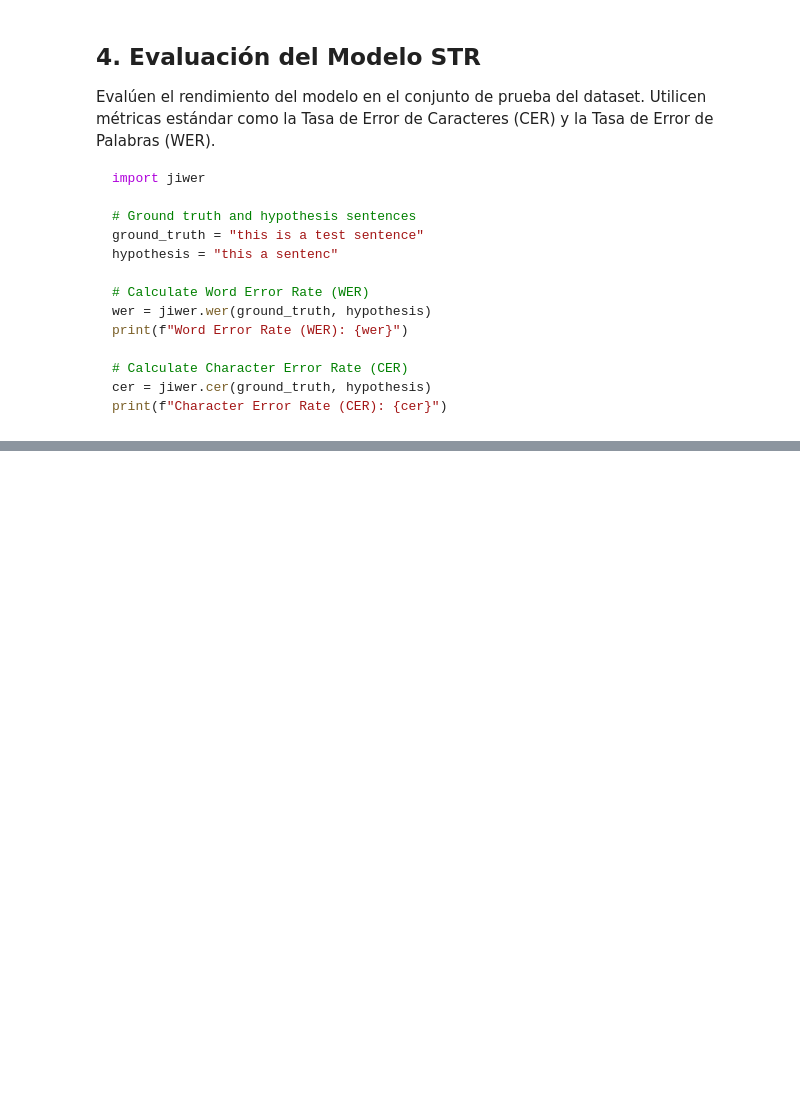
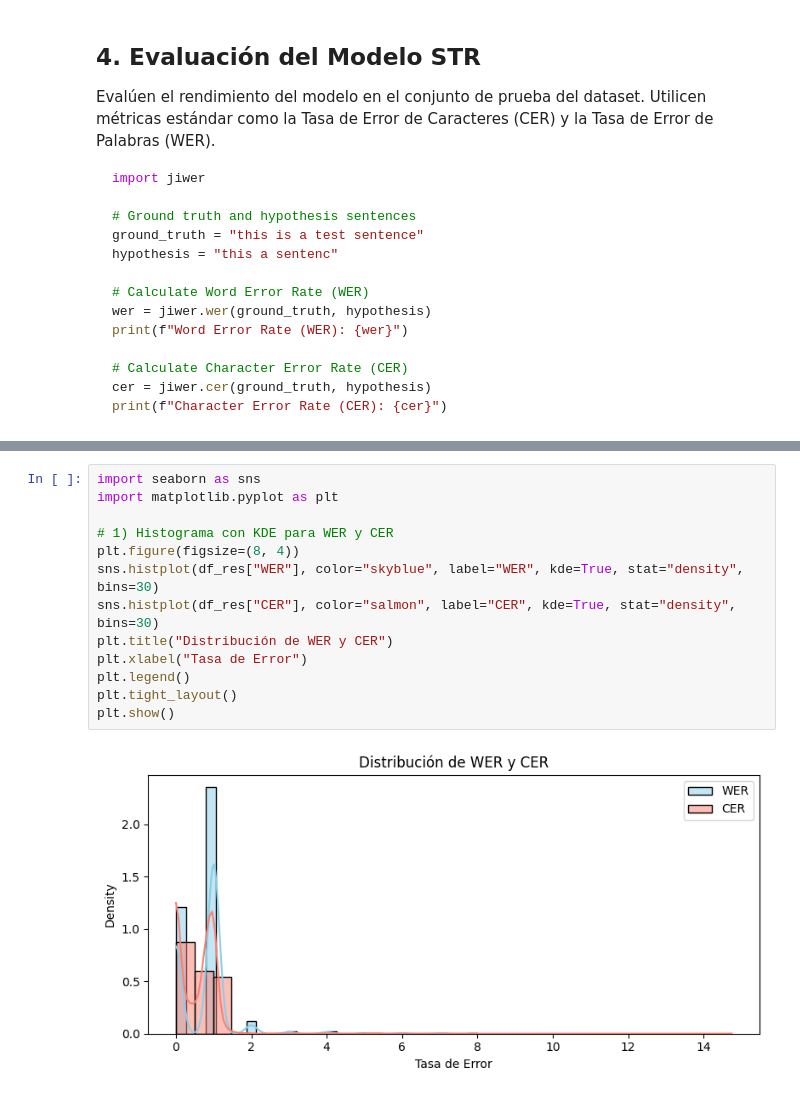
Before and after one commit to C102002/proyecto-ia-2, a Jupyter notebook: notebooks/STR.ipynb, the cells around one changed output, grey strips where cells are left out. Drawn from its saved outputs; the diff is of its cells as text; blank space fills up the shorter version.

```diff
--- a/notebooks/STR.ipynb
+++ b/notebooks/STR.ipynb
@@ -515,0 +609,15 @@ KeyboardInterrupt:
+# %%
+import seaborn as sns
+import matplotlib.pyplot as plt
+
+# 1) Histograma con KDE para WER y CER
+plt.figure(figsize=(8, 4))
+sns.histplot(df_res["WER"], color="skyblue", label="WER", kde=True, stat="density", bins=30)
+sns.histplot(df_res["CER"], color="salmon", label="CER", kde=True, stat="density", bins=30)
+plt.title("Distribución de WER y CER")
+plt.xlabel("Tasa de Error")
+plt.legend()
+plt.tight_layout()
+plt.show()
+# %% [output]
+[figure, added]
```
Also changed, not shown: parts of 10 cells of this notebook, 3 other files.
